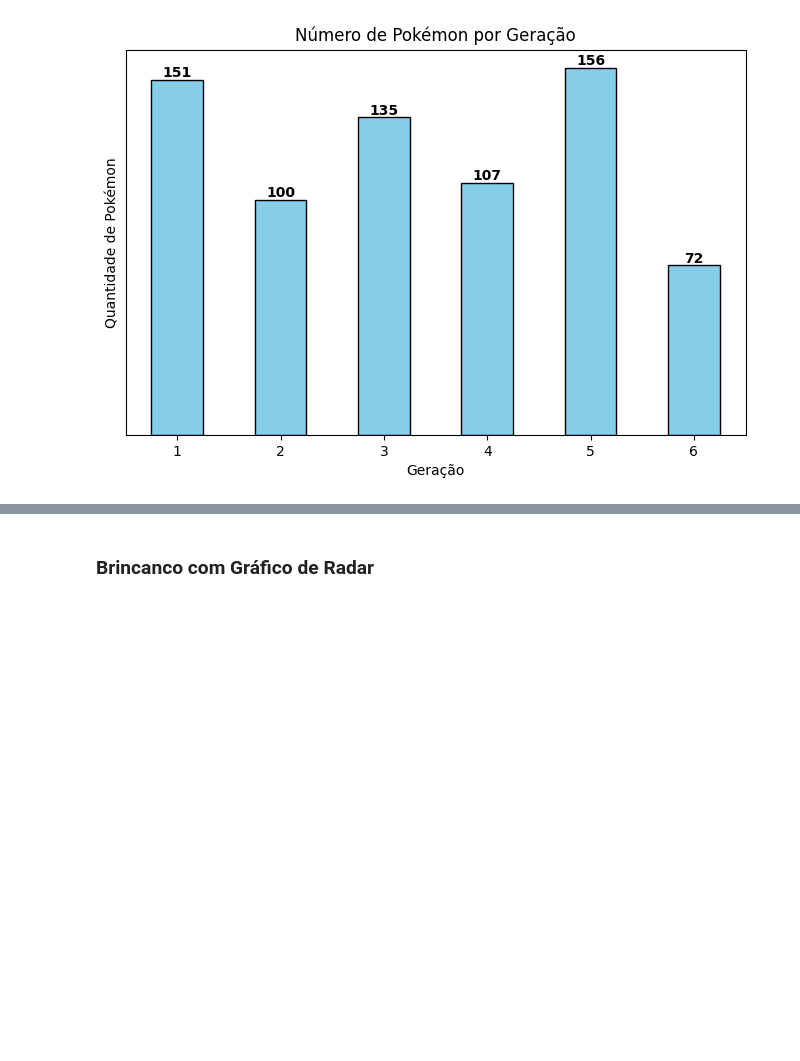
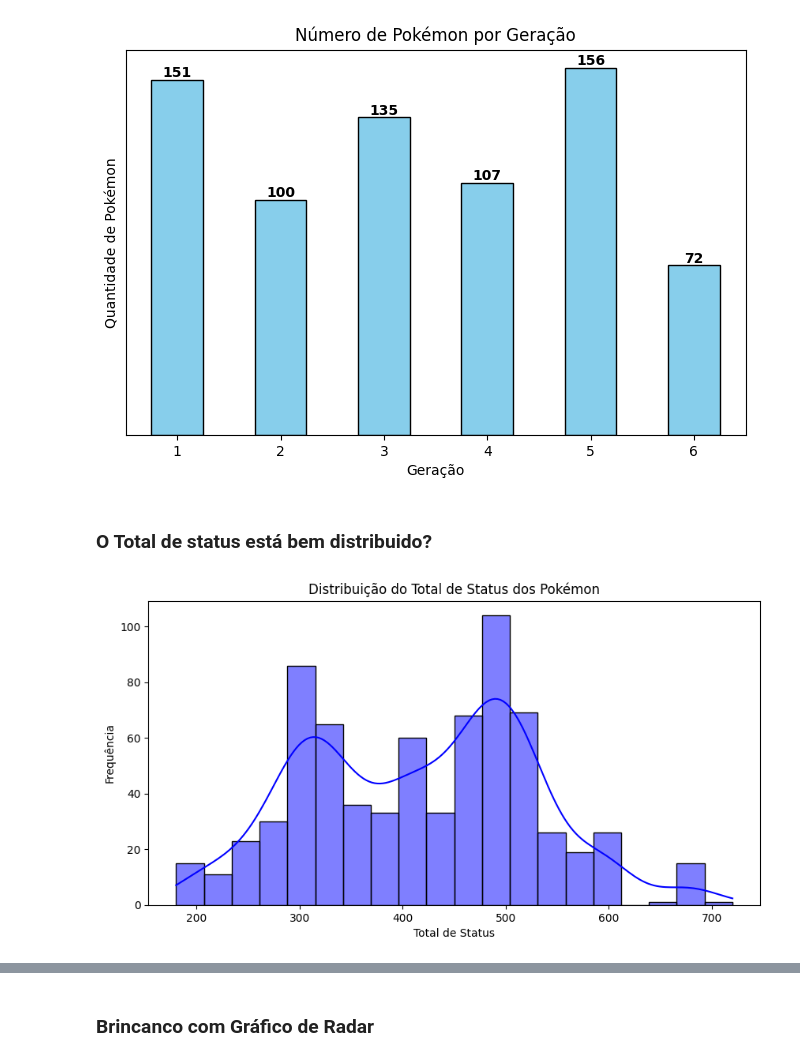
Before and after one commit to Blayvi/Tratamento-e-analise-de-dados-com-Pokemon, a Jupyter notebook: codigo.ipynb, the cells around one changed output, grey strips where cells are left out. Saved outputs shown, nothing was run; the diff lists cells and outputs as text; code cells hidden in the pictures; blank space fills up the shorter version.

```diff
--- a/codigo.ipynb
+++ b/codigo.ipynb
@@ -156,3 +159,16 @@ plt.yticks([])
 plt.show()
 # %% [output]
 [figure]
+# %% [markdown]
+### O Total de status está bem distribuido?
+# %%
+plt.figure(figsize=(10, 5))
+sns.histplot(df['Total'], bins=20, kde=True, color="blue")
+plt.xlabel("Total de Status")
+plt.ylabel("Frequência")
+plt.title("Distribuição do Total de Status dos Pokémon")
+plt.show()
+
+# Observamos muitos Pokémon com status perto de 500 pontos.
+# %% [output]
+[figure, added]
```
Also changed, not shown: parts of 13 cells of this notebook.
